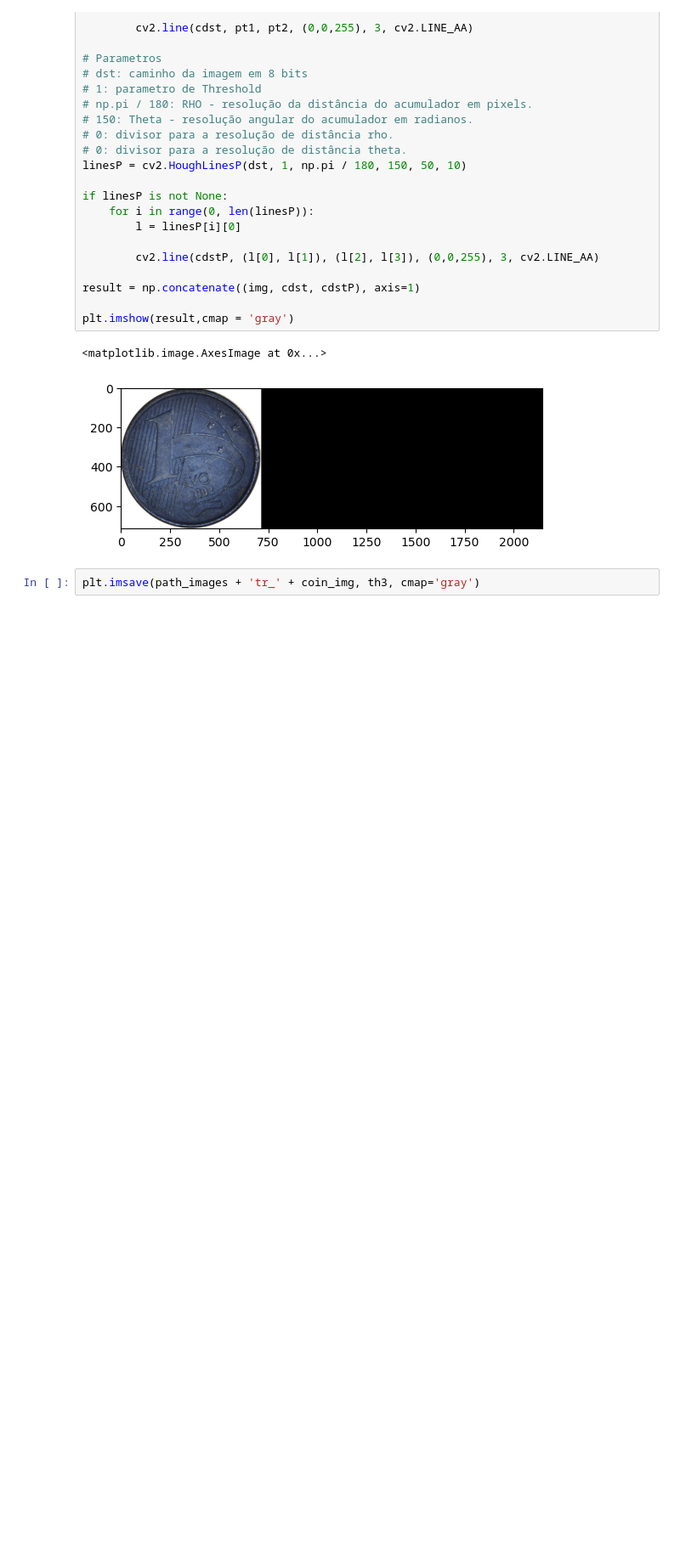
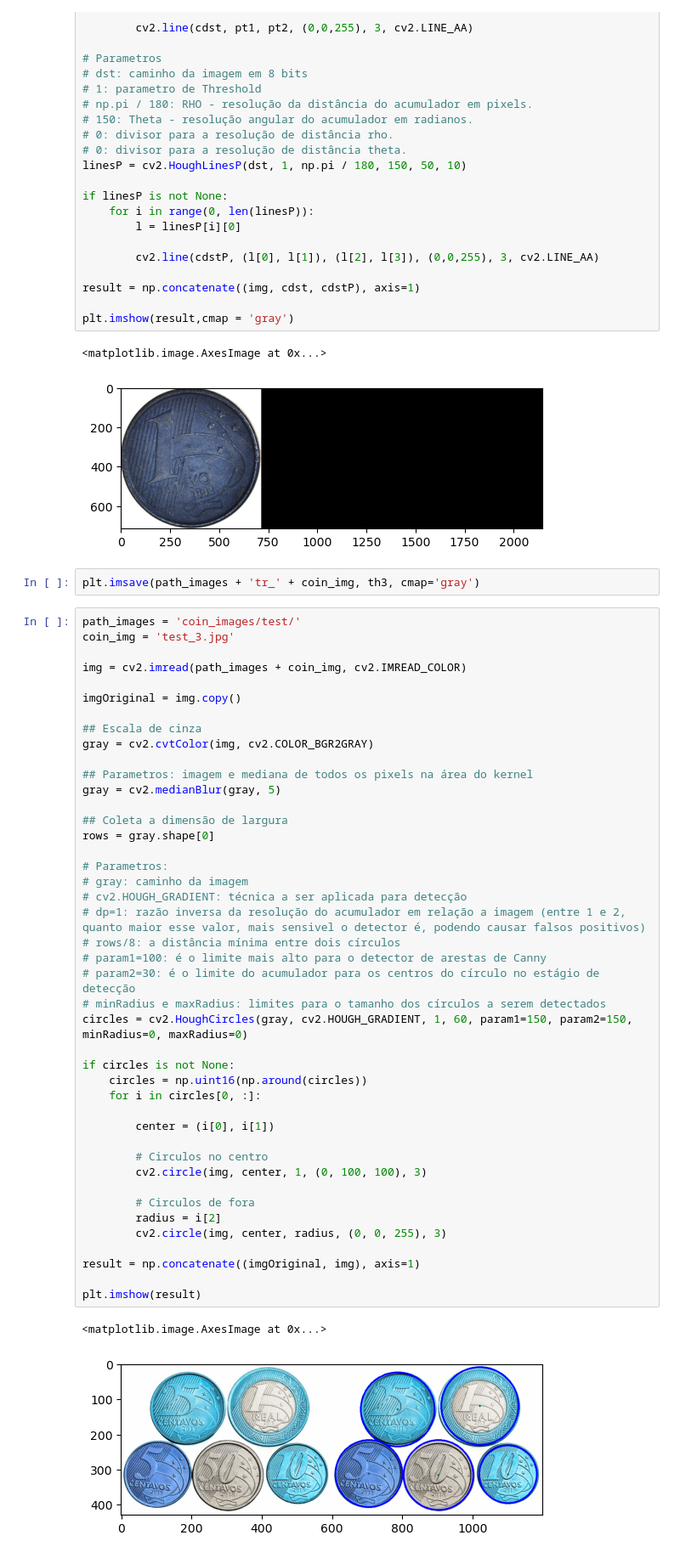
Before and after one commit to cristianomm/PUCRS, a Jupyter notebook: 2023-01/98721-04 - Introdução à Visão Computacional/Trabalhos/T1/T1.ipynb, the cells around one changed output. Shown at 85% size. Saved outputs shown, nothing was run; the diff lists cells and outputs as text; blank space fills up the shorter version.

```diff
--- a/2023-01/98721-04 - Introdução à Visão Computacional/Trabalhos/T1/T1.ipynb
+++ b/2023-01/98721-04 - Introdução à Visão Computacional/Trabalhos/T1/T1.ipynb
@@ -448,3 +438,49 @@ plt.imshow(result,cmap = 'gray')
 [figure]
 # %%
 plt.imsave(path_images + 'tr_' + coin_img, th3, cmap='gray')
+# %%
+path_images = 'coin_images/test/'
+coin_img = 'test_3.jpg'
+
+img = cv2.imread(path_images + coin_img, cv2.IMREAD_COLOR)
+
+imgOriginal = img.copy()
+
+## Escala de cinza
+gray = cv2.cvtColor(img, cv2.COLOR_BGR2GRAY)
+
+## Parametros: imagem e mediana de todos os pixels na área do kernel
+gray = cv2.medianBlur(gray, 5)
+
+## Coleta a dimensão de largura
+rows = gray.shape[0]
+
+# Parametros:
+# gray: caminho da imagem
+# cv2.HOUGH_GRADIENT: técnica a ser aplicada para detecção
+# dp=1: razão inversa da resolução do acumulador em relação a imagem (entre 1 e 2,  quanto maior esse valor, mais sensivel o detector é, podendo causar falsos positivos)
+# rows/8: a distância mínima entre dois círculos
+# param1=100: é o limite mais alto para o detector de arestas de Canny
+# param2=30: é o limite do acumulador para os centros do círculo no estágio de detecção
+# minRadius e maxRadius: limites para o tamanho dos círculos a serem detectados
+circles = cv2.HoughCircles(gray, cv2.HOUGH_GRADIENT, 1, 60, param1=150, param2=150, minRadius=0, maxRadius=0)
+
+if circles is not None:
+    circles = np.uint16(np.around(circles))
+    for i in circles[0, :]:
+
+        center = (i[0], i[1])
+
+        # Circulos no centro
+        cv2.circle(img, center, 1, (0, 100, 100), 3)
+
+        # Circulos de fora
+        radius = i[2]
+        cv2.circle(img, center, radius, (0, 0, 255), 3)
+
+result = np.concatenate((imgOriginal, img), axis=1)
+
+plt.imshow(result)
+# %% [output]
+<matplotlib.image.AxesImage at 0x...>
+[figure, added]
```
Also changed, not shown: parts of 5 cells of this notebook, 1 other file.
